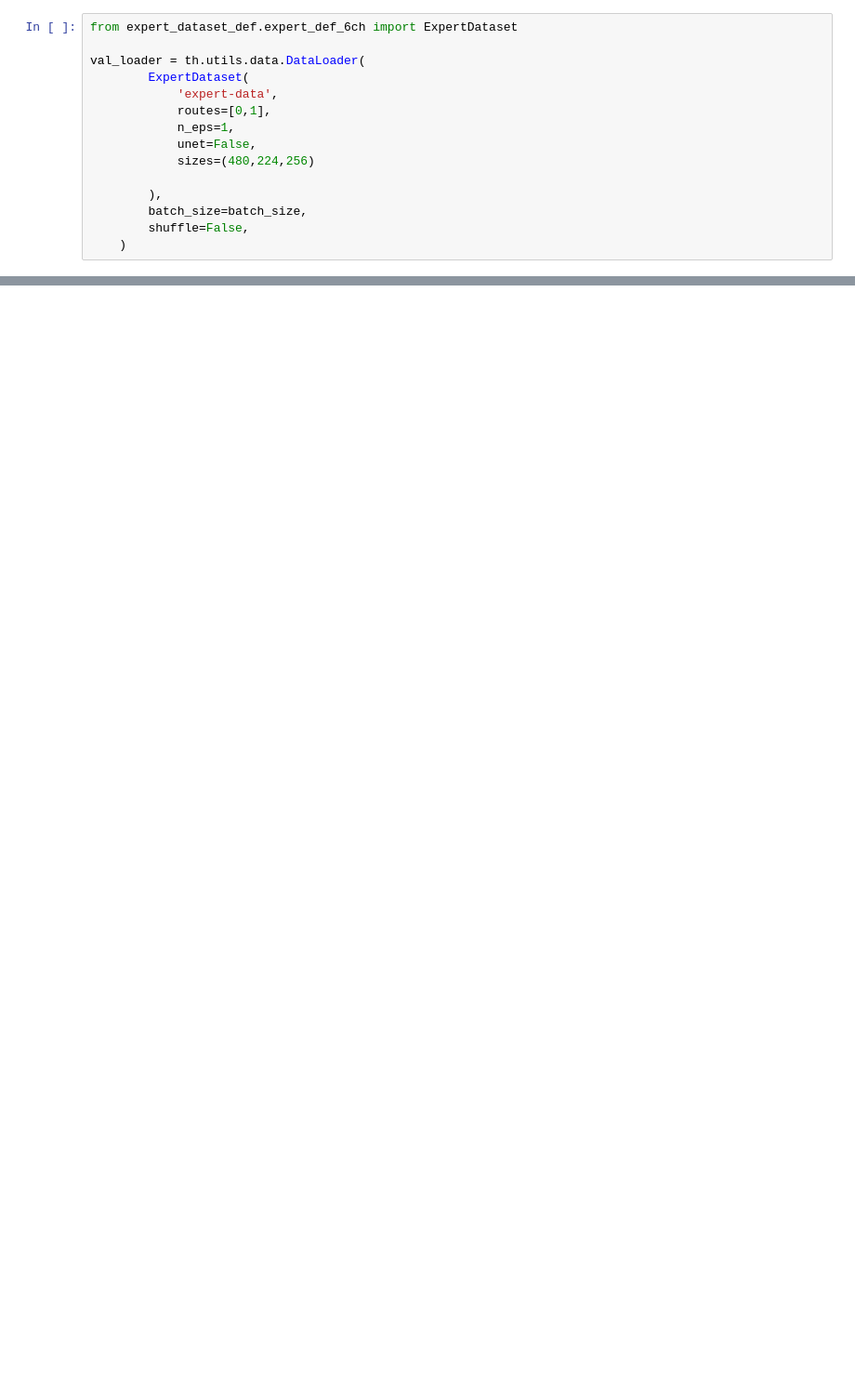
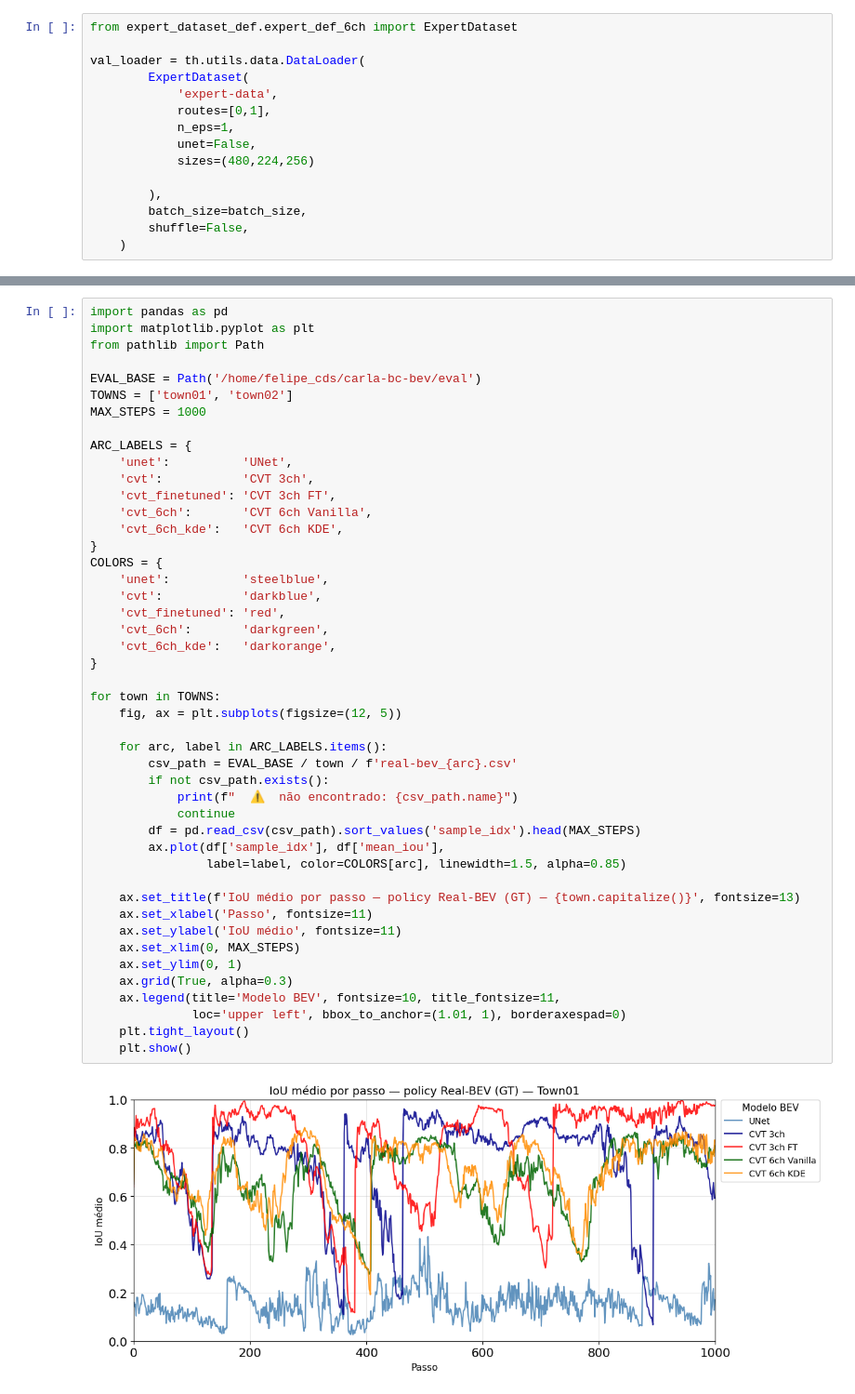
Before and after one commit to Felipe-carlos/carla-bc-bev, a Jupyter notebook: eval.ipynb, the cells around one changed output, grey strips where cells are left out. Shown at 93% size. Cells and saved outputs as stored; diff of their text form; blank space fills up the shorter version.

```diff
--- a/eval.ipynb
+++ b/eval.ipynb
@@ -288,0 +717,48 @@ print("📊 Resumo salvo em iou_resumo_por_segmento.csv")
+# %%
+import pandas as pd
+import matplotlib.pyplot as plt
+from pathlib import Path
+
+EVAL_BASE = Path('/home/felipe_cds/carla-bc-bev/eval')
+TOWNS = ['town01', 'town02']
+MAX_STEPS = 1000
+
+ARC_LABELS = {
+    'unet':          'UNet',
+    'cvt':           'CVT 3ch',
+    'cvt_finetuned': 'CVT 3ch FT',
+    'cvt_6ch':       'CVT 6ch Vanilla',
+    'cvt_6ch_kde':   'CVT 6ch KDE',
+}
+COLORS = {
+    'unet':          'steelblue',
+    'cvt':           'darkblue',
+    'cvt_finetuned': 'red',
+    'cvt_6ch':       'darkgreen',
+    'cvt_6ch_kde':   'darkorange',
+}
+
+for town in TOWNS:
+    fig, ax = plt.subplots(figsize=(12, 5))
+
+    for arc, label in ARC_LABELS.items():
+        csv_path = EVAL_BASE / town / f'real-bev_{arc}.csv'
+        if not csv_path.exists():
+            print(f"  ⚠️  não encontrado: {csv_path.name}")
+            continue
+        df = pd.read_csv(csv_path).sort_values('sample_idx').head(MAX_STEPS)
+        ax.plot(df['sample_idx'], df['mean_iou'],
+                label=label, color=COLORS[arc], linewidth=1.5, alpha=0.85)
+
+    ax.set_title(f'IoU médio por passo — policy Real-BEV (GT) — {town.capitalize()}', fontsize=13)
+    ax.set_xlabel('Passo', fontsize=11)
+    ax.set_ylabel('IoU médio', fontsize=11)
+    ax.set_xlim(0, MAX_STEPS)
+    ax.set_ylim(0, 1)
+    ax.grid(True, alpha=0.3)
+    ax.legend(title='Modelo BEV', fontsize=10, title_fontsize=11,
+              loc='upper left', bbox_to_anchor=(1.01, 1), borderaxespad=0)
+    plt.tight_layout()
+    plt.show()
+# %% [output]
+[figure, added]
```
Also changed, not shown: parts of 9 cells of this notebook, 52 other files.
